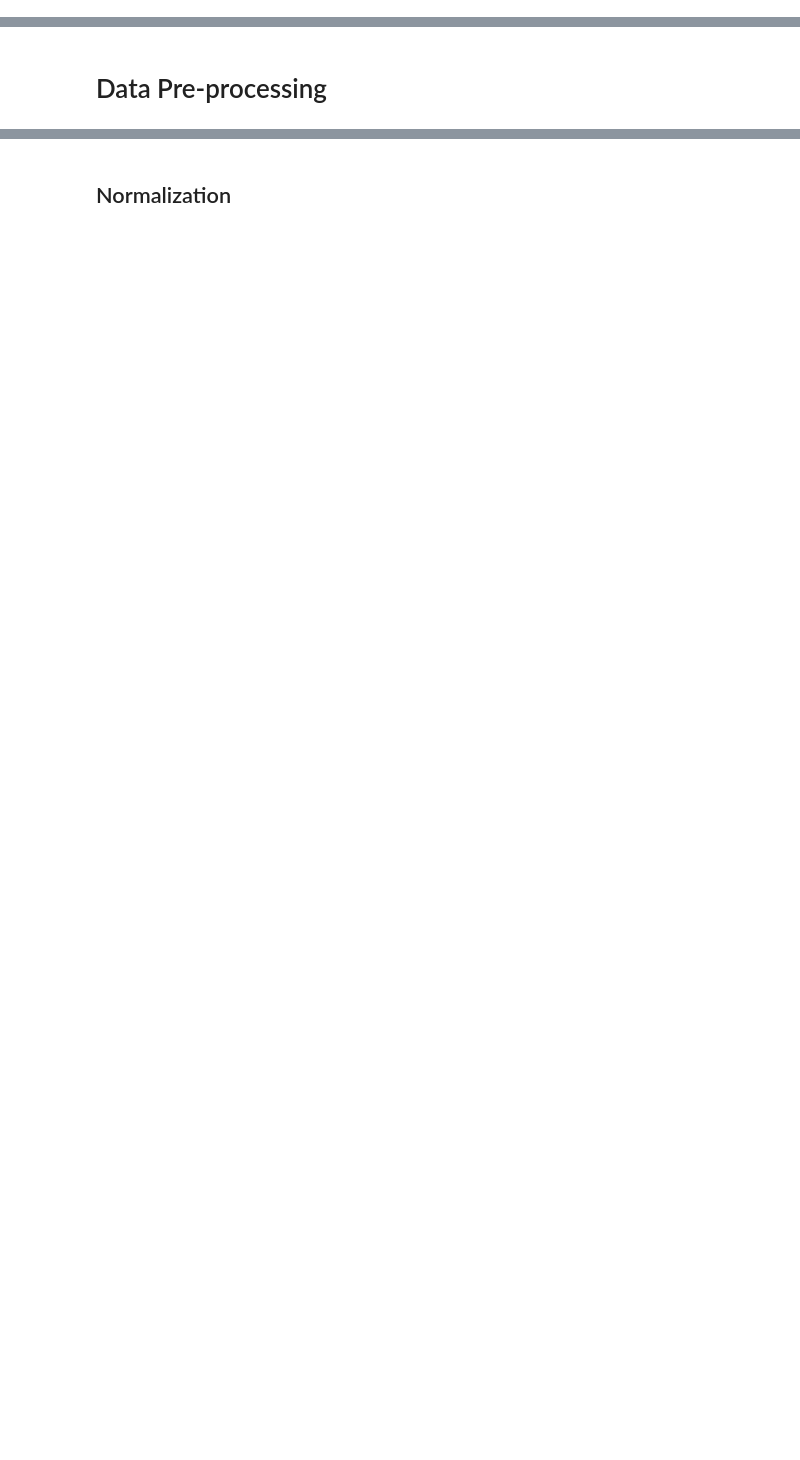
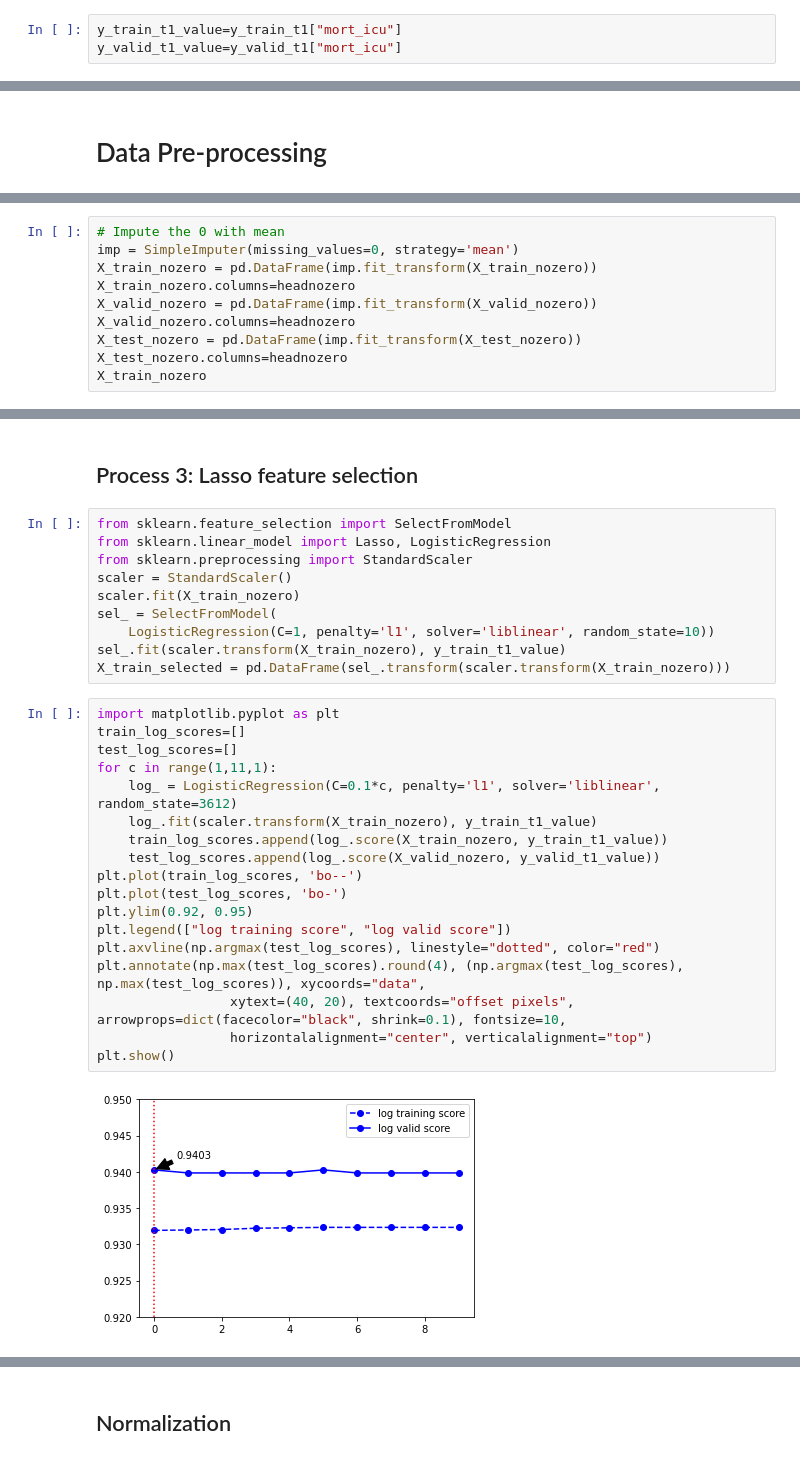
Before and after one commit to Justinfungi/Jebva-LOS-and-Mortality-Project-, a Jupyter notebook: Code/Data_preprocessing.ipynb, the cells around one changed output, grey strips where cells are left out. Saved outputs shown, nothing was run; the diff lists cells and outputs as text; blank space fills up the shorter version.

```diff
--- a/Code/Data_preprocessing.ipynb
+++ b/Code/Data_preprocessing.ipynb
@@ -42,6 +28,9 @@ X_test = pd.read_csv("../X/X_test.csv", index_col=[0], header=[0, 1, 2])
 # %%
 y_train_t1 = pd.read_csv("../Task1/Y_train.csv")
 y_valid_t1 = pd.read_csv("../Task1/Y_valid.csv")
+# %%
+y_train_t1_value=y_train_t1["mort_icu"]
+y_valid_t1_value=y_valid_t1["mort_icu"]
 # %% [markdown]
 ## Task 2
 # %%
@@ -116,0 +98,10 @@ X_test_mean= dx_test.iloc[:,li]
+# %%
+# Impute the 0 with mean
+imp = SimpleImputer(missing_values=0, strategy='mean')
+X_train_nozero = pd.DataFrame(imp.fit_transform(X_train_nozero))
+X_train_nozero.columns=headnozero
+X_valid_nozero = pd.DataFrame(imp.fit_transform(X_valid_nozero))
+X_valid_nozero.columns=headnozero
+X_test_nozero = pd.DataFrame(imp.fit_transform(X_test_nozero))
+X_test_nozero.columns=headnozero
+X_train_nozero
@@ -116,0 +122,32 @@ X_test_mean= dx_test.iloc[:,li]
+# %% [markdown]
+## Process 3: Lasso feature selection
+# %%
+from sklearn.feature_selection import SelectFromModel
+from sklearn.linear_model import Lasso, LogisticRegression
+from sklearn.preprocessing import StandardScaler
+scaler = StandardScaler()
+scaler.fit(X_train_nozero)
+sel_ = SelectFromModel(
+    LogisticRegression(C=1, penalty='l1', solver='liblinear', random_state=10))
+sel_.fit(scaler.transform(X_train_nozero), y_train_t1_value)
+X_train_selected = pd.DataFrame(sel_.transform(scaler.transform(X_train_nozero)))
+# %%
+import matplotlib.pyplot as plt
+train_log_scores=[]
+test_log_scores=[]
+for c in range(1,11,1):
+    log_ = LogisticRegression(C=0.1*c, penalty='l1', solver='liblinear', random_state=3612)
+    log_.fit(scaler.transform(X_train_nozero), y_train_t1_value)
+    train_log_scores.append(log_.score(X_train_nozero, y_train_t1_value))
+    test_log_scores.append(log_.score(X_valid_nozero, y_valid_t1_value))
+plt.plot(train_log_scores, 'bo--')
+plt.plot(test_log_scores, 'bo-')
+plt.ylim(0.92, 0.95)
+plt.legend(["log training score", "log valid score"])
+plt.axvline(np.argmax(test_log_scores), linestyle="dotted", color="red")
+plt.annotate(np.max(test_log_scores).round(4), (np.argmax(test_log_scores), np.max(test_log_scores)), xycoords="data",
+                 xytext=(40, 20), textcoords="offset pixels", arrowprops=dict(facecolor="black", shrink=0.1), fontsize=10,
+                 horizontalalignment="center", verticalalignment="top")
+plt.show()
+# %% [output]
+[figure, added]
```
Also changed, not shown: parts of 27 cells of this notebook.
